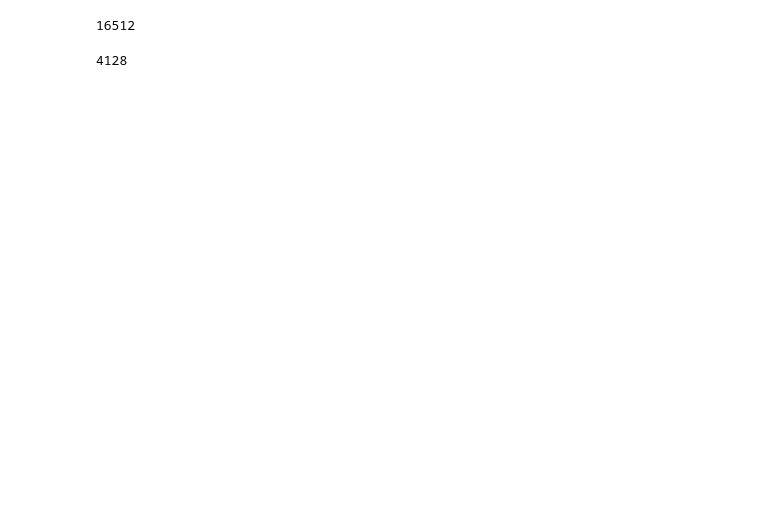
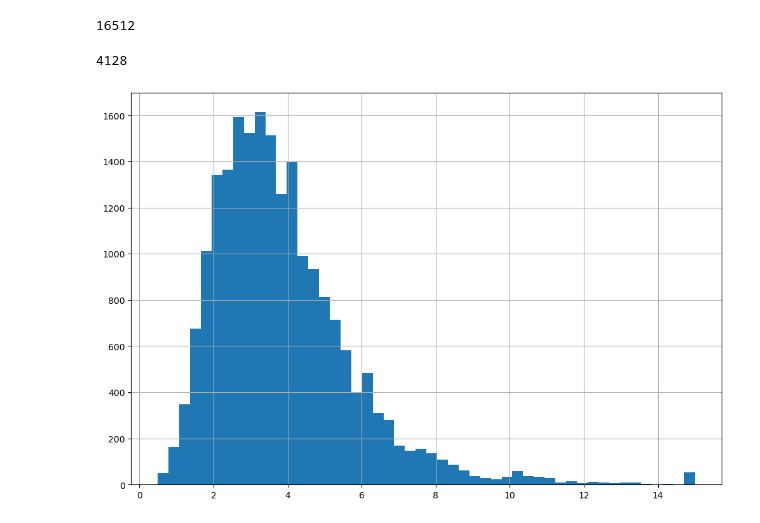
Before and after one commit to devinsomniac/Hands_on-Machine-Learning-with-Scikit-Learn-Keras-and-Tensorflow, a Jupyter notebook: Chapter_2/Chapter_2.ipynb, the cells around one changed output. Cells and saved outputs as stored; diff of their text form; code cells hidden in the pictures; blank space fills up the shorter version.

```diff
--- a/Chapter_2/Chapter_2.ipynb
+++ b/Chapter_2/Chapter_2.ipynb
@@ -123,3 +111,8 @@ len(train_set)
 len(test_set)
 # %% [output]
 4128
+# %%
+housing_with_id["median_income"].hist(bins=50,figsize = (12,8))
+plt.show()
+# %% [output]
+[figure, added]
```
Also changed, not shown: parts of 23 cells of this notebook.
